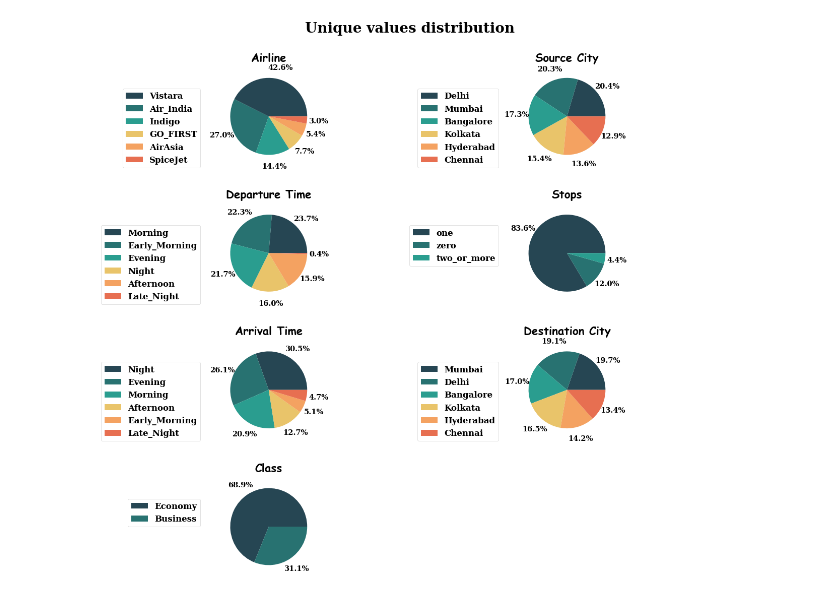
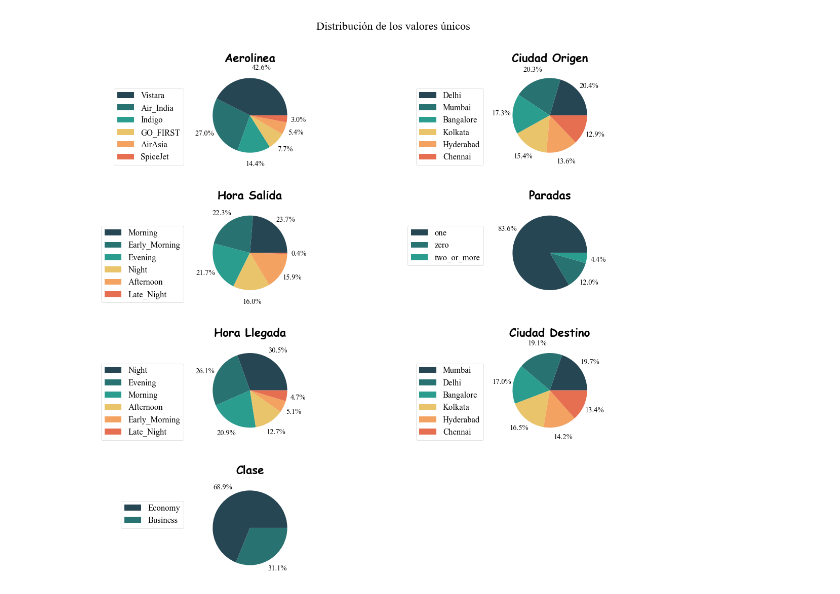
Before and after one commit to pablocarmona1527/Data_analyst, a Jupyter notebook: flights/flights_prediction.ipynb, the cells around one changed output. Saved outputs shown, nothing was run; the diff lists cells and outputs as text; code cells hidden in the pictures.

```diff
--- a/flights/flights_prediction.ipynb
+++ b/flights/flights_prediction.ipynb
@@ -63,52 +152,26 @@ La columna --> price tiene << 12157 >> valores únicos
-# %%
-##Estilos
-#-------------------------Estilos para los gráficos
-import matplotlib as mpl
-plt.style.use("fivethirtyeight")
-mpl.rcParams["font.size"]=10.5
-mpl.rcParams["legend.fontsize"]=14
-mpl.rcParams["font.family"]="serif"
-mpl.rcParams["font.weight"]="bold"
-mpl.rcParams["legend.fancybox"]=True
-mpl.rcParams["xtick.labelsize"]=10
-mpl.rcParams["ytick.labelsize"]=16
-mpl.rcParams["figure.titleweight"]="bold"
-mpl.rcParams["axes.labelweight"]="bold"
-mpl.rcParams["figure.facecolor"]="white"
-mpl.rcParams["axes.facecolor"]="white"
-mpl.rcParams["axes.edgecolor"]="0.2"
-mpl.rcParams["axes.linewidth"]=1
-mpl.rcParams["axes.titleweight"]="bold"
-mpl.rcParams["axes.labelsize"]=16
-mpl.rcParams["figure.titlesize"]=20
-mpl.rcParams["axes.titlesize"]=25
-mpl.rcParams["figure.labelsize"]=16
-mpl.rcParams["figure.labelweight"]="bold"
-mpl.rcParams['axes.grid']=False
 # %%
 ##Visualización de los valores únicos mediante gráfico de pastel
 
-columnas_pie = ['airline', 'source_city', 'departure_time', 'stops',
-       'arrival_time', 'destination_city', 'class']
+columnas_pie = cat.columns
 
 df_pie = df.loc[:,columnas_pie]
 
 fig, ax = plt.subplots(nrows=df_pie.shape[1]//2+1,ncols=2,figsize=(12, 10))
 fig.tight_layout(h_pad=8)
-fig.suptitle('Unique values distribution',y=1.1)
+fig.suptitle('Distribución de los valores únicos',y=1.1)
 ax = ax.flat
 colores = ['#264653','#287271','#2a9d8f','#e9c46a','#f4a261','#e76f51']
 for i, col in enumerate(df_pie):
 
     df_pie[col].value_counts().plot(ax=ax[i],kind='pie',autopct='%1.1f%%',radius=1.5,
                                     pctdistance=1.31,labeldistance=None,colors=colores)
     ax[i].set_xlabel('')
     ax[i].set_ylabel('')
     ax[i].set_title(col.title().replace('_',' '),fontweight='bold',fontfamily='cursive',fontsize=16,y=1.3)
     ax[i].legend(bbox_to_anchor=(-0.5,1),ncols=1,fontsize=12)
     ax[-1].axis(False)
 # %% [output]
-[figure, old version]
+[figure, new version]
 # %%
 ###Distribución de la duración de los vuelos
 
```
Also changed, not shown: parts of 29 cells of this notebook.
